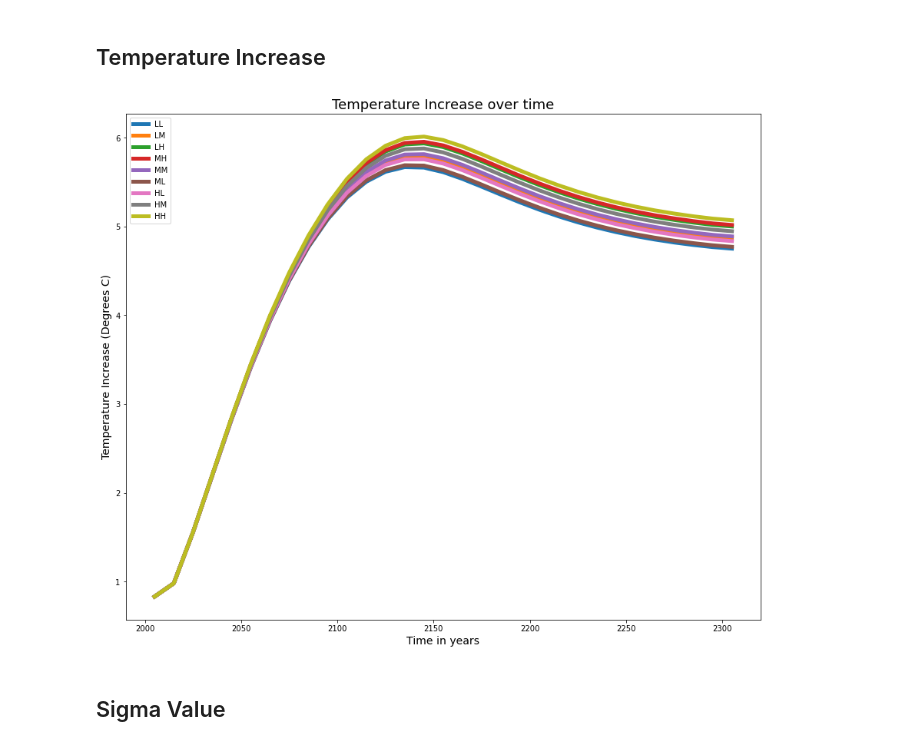
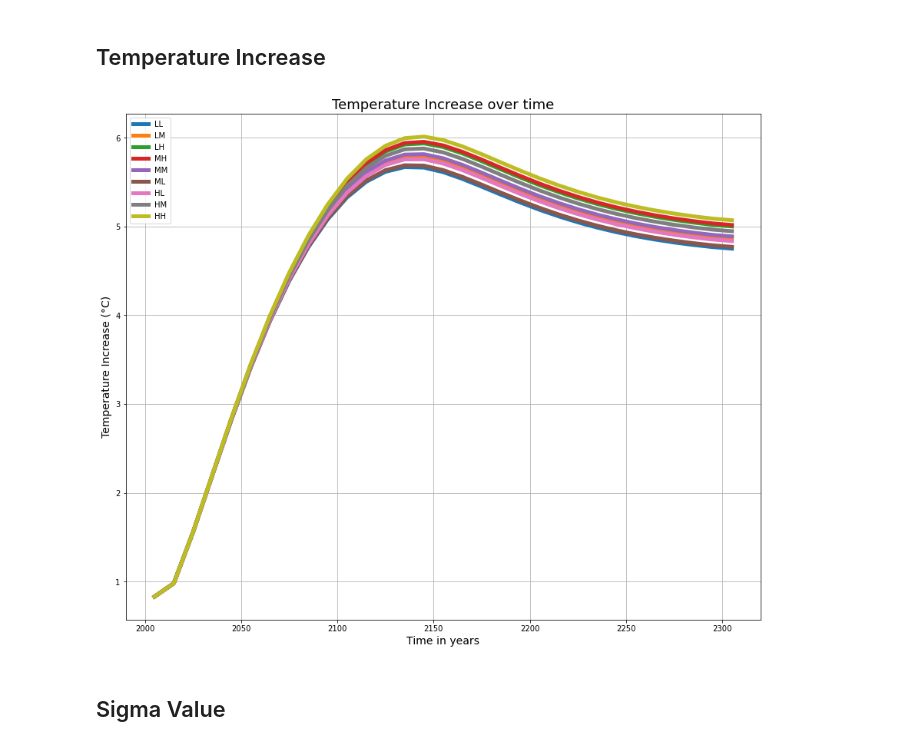
Before and after one commit to maryamalki/PyRICE_2022, a Jupyter notebook: examples/experiments.ipynb, the cells around one changed output. Saved outputs shown, nothing was run; the diff lists cells and outputs as text; code cells hidden in the pictures.

```diff
--- a/examples/experiments.ipynb
+++ b/examples/experiments.ipynb
@@ -34,22 +34,23 @@ ti_df = ti_df.transpose()
 # %%
 # Set plot
 mosaic = """
     AA
     """
 line_with = 5
 fig = plt.figure(constrained_layout=True, figsize=(12, 10))
 ax_dict = fig.subplot_mosaic(mosaic)
 
 ax_dict["A"].plot(years, ti_df, linewidth=line_with, label= ti_df.columns)
 ax_dict["A"].set_title('Temperature Increase over time', fontsize = 18)
 ax_dict["A"].set_xlabel('Time in years', fontsize = 14)
-ax_dict["A"].set_ylabel('Temperature Increase (Degrees C)', fontsize = 14)
+ax_dict["A"].set_ylabel('Temperature Increase (°C)', fontsize = 14)
 
-
+plt.grid()
 plt.legend()
+plt.savefig(f"results/ti_exp")
 plt.show()
 # %% [output]
-[figure, old version]
+[figure, new version]
 # %% [markdown]
 ## Sigma Value
 # %%
```
Also changed, not shown: parts of 6 cells of this notebook, 6 other files.
